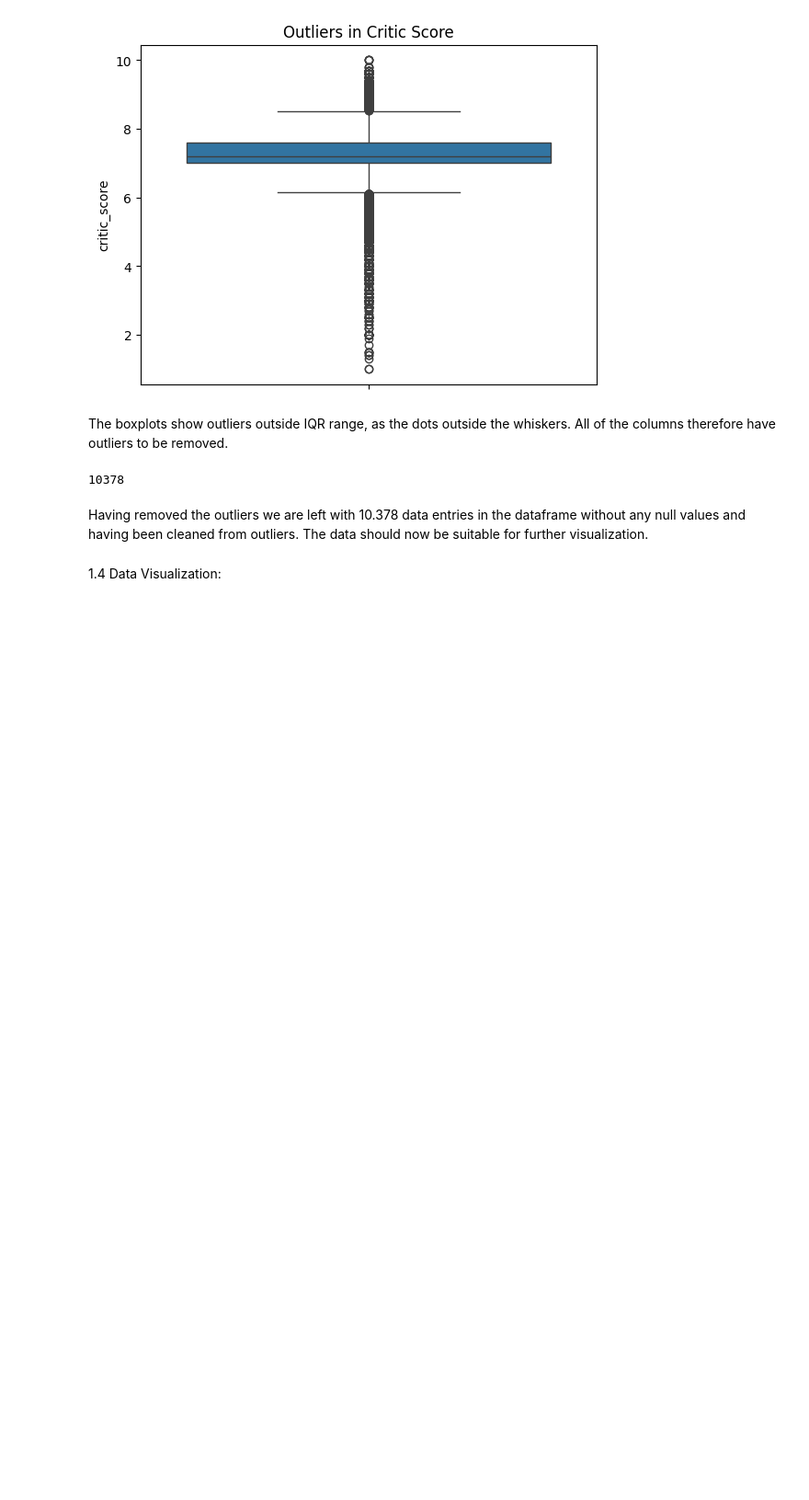
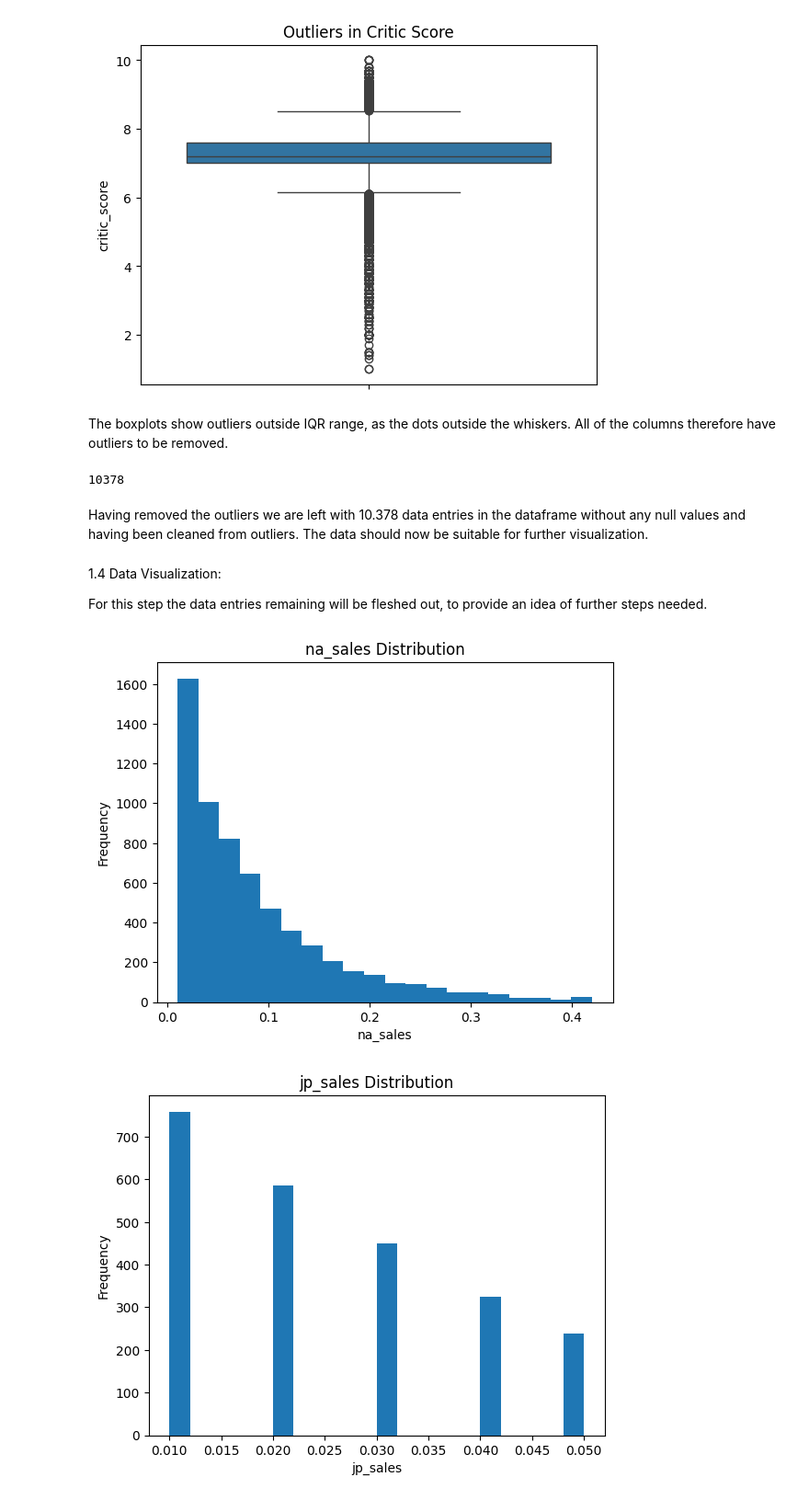
Before and after one commit to pelle112112/OLA1, a Jupyter notebook: Code/task1.ipynb, the cells around one changed output. Shown at 92% size. Drawn from its saved outputs; the diff is of its cells as text; code cells hidden in the pictures; blank space fills up the shorter version.

```diff
--- a/Code/task1.ipynb
+++ b/Code/task1.ipynb
@@ -252,5 +252,19 @@ import pickle
 
 with open('../Data/clean_data.pkl', 'wb') as insertedData:
     pickle.dump(cleanData, insertedData)
-# %% [markdown]
-1.4 Data Visualization:
+# %% [markdown]
+1.4 Data Visualization:
+
+For this step the data entries remaining will be fleshed out, to provide an idea of further steps needed.
+# %%
+columns_to_visualize = ['na_sales', 'jp_sales', 'pal_sales', 'other_sales', 'total_sales', 'critic_score']
+
+for column in columns_to_visualize:
+    cleanData[column][cleanData[column] > 0].plot(kind='hist', bins= 20)
+    plt.title(column + ' Distribution')
+    plt.xlabel(column)
+    plt.ylabel('Frequency')
+    plt.show()
+# %% [output]
+[figure, added]
+[figure, added]
```
Also changed, not shown: parts of 6 cells of this notebook.
